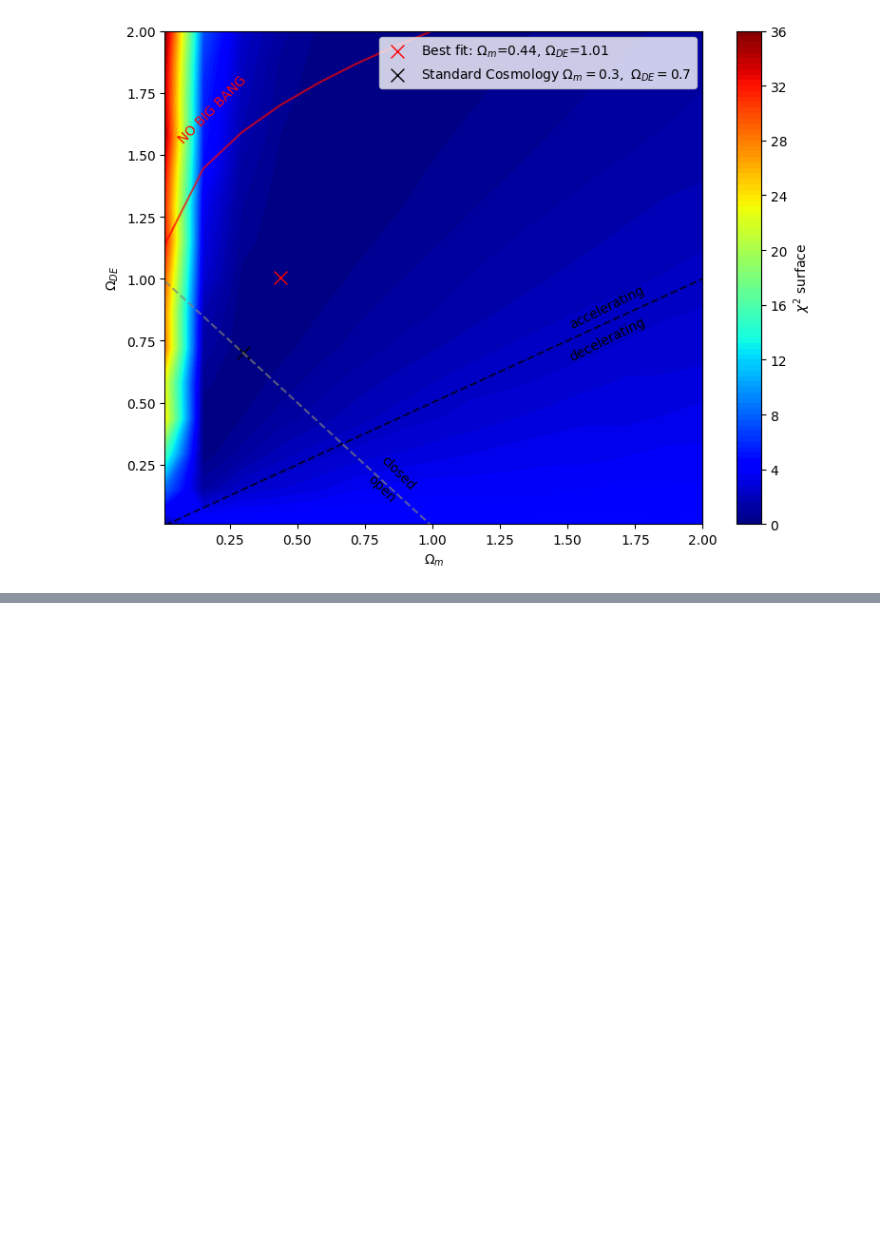
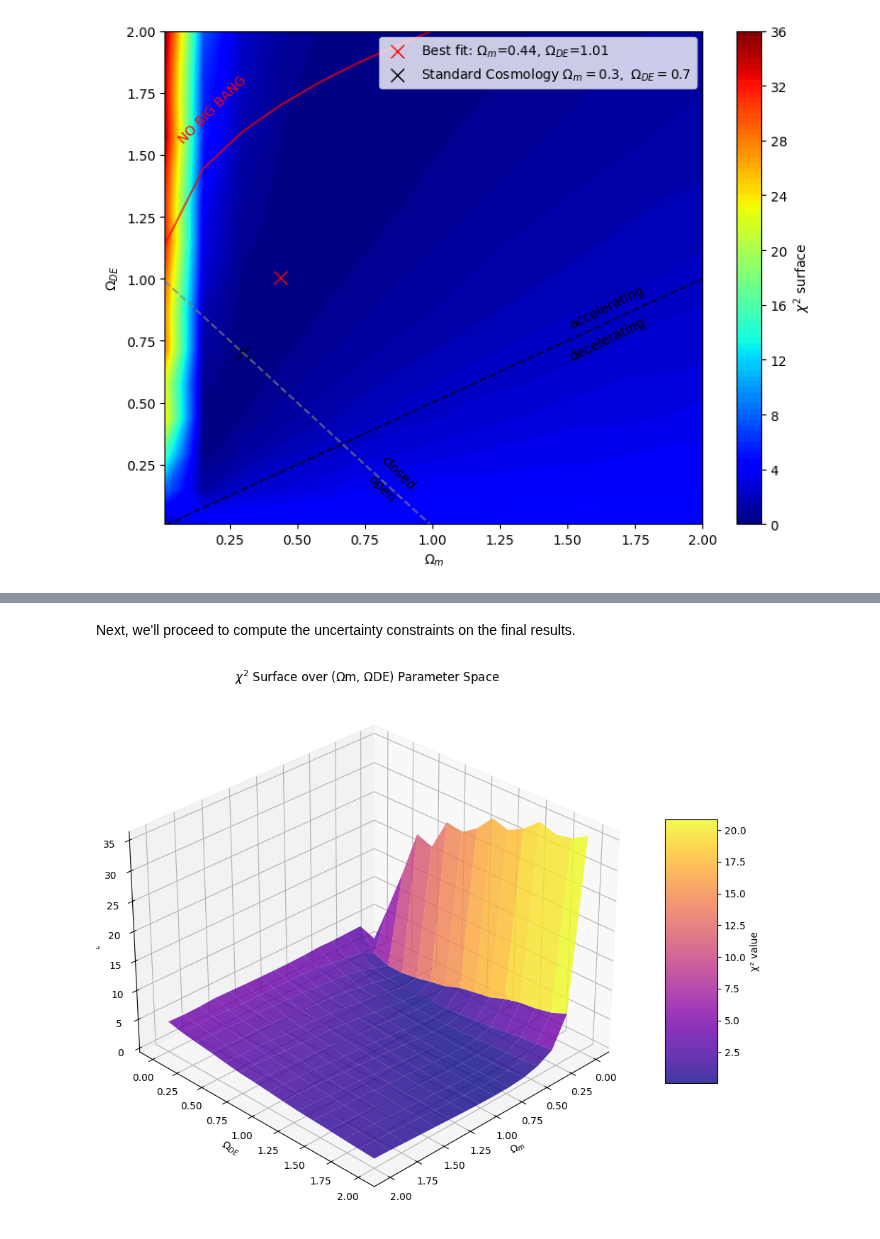
Before and after one commit to joanalnu/OAB-INAF, a Jupyter notebook: Epeak_Eiso_cosmology.ipynb, the cells around one changed output, grey strips where cells are left out. Cells and saved outputs as stored; diff of their text form; code cells hidden in the pictures; blank space fills up the shorter version.

Commit message:
added 3d plot of chi2 surface (not a cone or circular-shaped)

```diff
--- a/Epeak_Eiso_cosmology.ipynb
+++ b/Epeak_Eiso_cosmology.ipynb
@@ -626,0 +347,16 @@ Error at Om=0.694, Ode=1.184: unsupported operand type(s) for ** or pow(): 'None
+# %% [markdown]
+Next, we'll proceed to compute the uncertainty constraints on the final results.
+# %%
+# Create the 3D plot
+Om_mesh, Ode_mesh = np.meshgrid(Om, Ode)
+
+fig = plt.figure(figsize=(10, 8))
+ax = fig.add_subplot(111, projection='3d')
+surface = ax.plot_surface(Om_mesh, Ode_mesh, chi_surface.T, cmap='plasma', alpha=0.8)
+fig.colorbar(surface, ax=ax, shrink=0.5, aspect=5, label='χ² value')
+
+# Set labels
+ax.set_xlabel(r'$\Omega_m$'); ax.set_ylabel(r'$\Omega_{DE}$'); ax.set_zlabel(r'$\chi^2$')
+plt.title(r'$\chi^2$ Surface over (Ωm, ΩDE) Parameter Space'); ax.view_init(elev=30, azim=45); plt.tight_layout()
+# %% [output]
+[figure, added]
```
Also changed, not shown: parts of 8 cells of this notebook.
